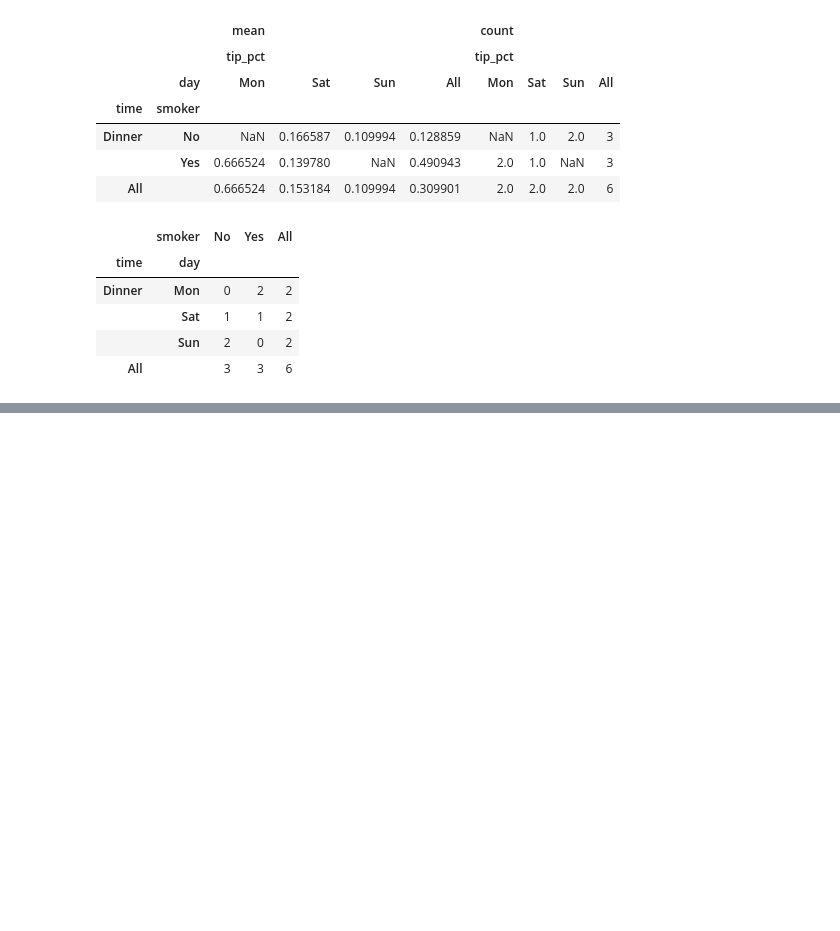
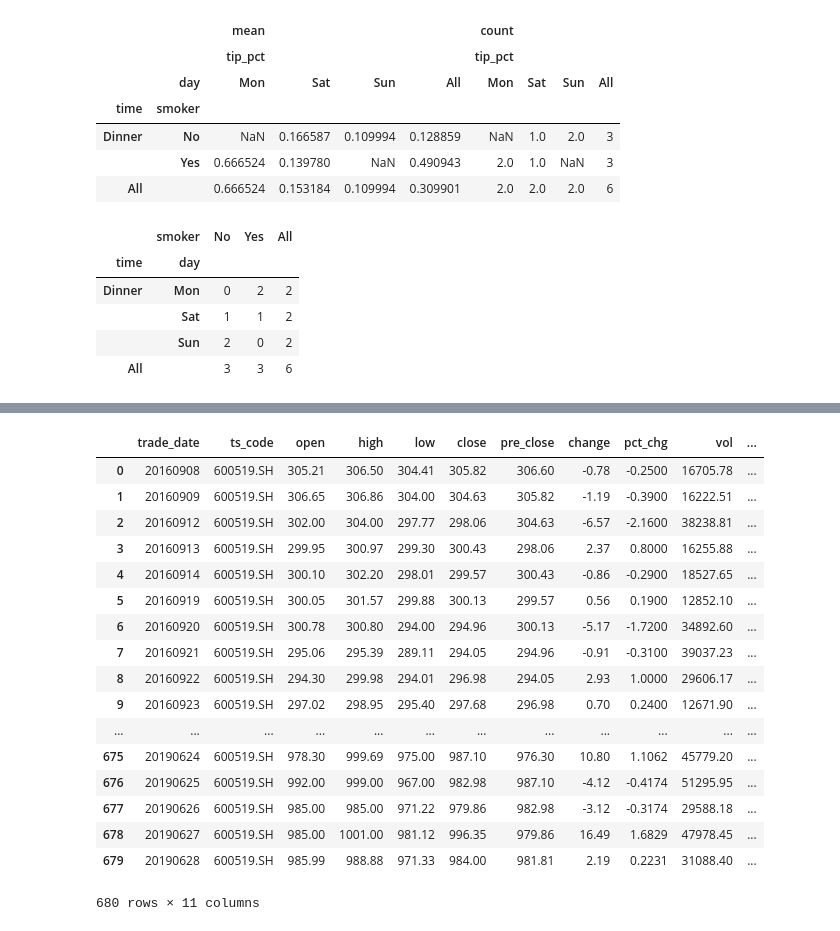
Before and after one commit to NinelieAimer/PythonLearning, a Jupyter notebook: analysisData/dataGrouping/dataGrouping.ipynb, the cells around one changed output, grey strips where cells are left out. Cells and saved outputs as stored; diff of their text form; code cells hidden in the pictures; blank space fills up the shorter version.

```diff
--- a/analysisData/dataGrouping/dataGrouping.ipynb
+++ b/analysisData/dataGrouping/dataGrouping.ipynb
@@ -777,0 +886,23 @@ pd.crosstab([df.time,df.day],df.smoker,margins=True)
+# %%
+df.reset_index(inplace=True)
+# %%
+df
+# %% [output]
+|  | trade_date | ts_code | open | high | low | close | pre_close | change | pct_chg | vol | ... |
+| 0 | 20160908 | 600519.SH | 305.21 | 306.50 | 304.41 | 305.82 | 306.60 | -0.78 | -0.2500 | 16705.78 | ... |
+| 1 | 20160909 | 600519.SH | 306.65 | 306.86 | 304.00 | 304.63 | 305.82 | -1.19 | -0.3900 | 16222.51 | ... |
+| 2 | 20160912 | 600519.SH | 302.00 | 304.00 | 297.77 | 298.06 | 304.63 | -6.57 | -2.1600 | 38238.81 | ... |
+| 3 | 20160913 | 600519.SH | 299.95 | 300.97 | 299.30 | 300.43 | 298.06 | 2.37 | 0.8000 | 16255.88 | ... |
+| 4 | 20160914 | 600519.SH | 300.10 | 302.20 | 298.01 | 299.57 | 300.43 | -0.86 | -0.2900 | 18527.65 | ... |
+| 5 | 20160919 | 600519.SH | 300.05 | 301.57 | 299.88 | 300.13 | 299.57 | 0.56 | 0.1900 | 12852.10 | ... |
+| 6 | 20160920 | 600519.SH | 300.78 | 300.80 | 294.00 | 294.96 | 300.13 | -5.17 | -1.7200 | 34892.60 | ... |
+| 7 | 20160921 | 600519.SH | 295.06 | 295.39 | 289.11 | 294.05 | 294.96 | -0.91 | -0.3100 | 39037.23 | ... |
+| 8 | 20160922 | 600519.SH | 294.30 | 299.98 | 294.01 | 296.98 | 294.05 | 2.93 | 1.0000 | 29606.17 | ... |
+| 9 | 20160923 | 600519.SH | 297.02 | 298.95 | 295.40 | 297.68 | 296.98 | 0.70 | 0.2400 | 12671.90 | ... |
+| ... | ... | ... | ... | ... | ... | ... | ... | ... | ... | ... | ... |
+| 675 | 20190624 | 600519.SH | 978.30 | 999.69 | 975.00 | 987.10 | 976.30 | 10.80 | 1.1062 | 45779.20 | ... |
+| 676 | 20190625 | 600519.SH | 992.00 | 999.00 | 967.00 | 982.98 | 987.10 | -4.12 | -0.4174 | 51295.95 | ... |
+| 677 | 20190626 | 600519.SH | 985.00 | 985.00 | 971.22 | 979.86 | 982.98 | -3.12 | -0.3174 | 29588.18 | ... |
+| 678 | 20190627 | 600519.SH | 985.00 | 1001.00 | 981.12 | 996.35 | 979.86 | 16.49 | 1.6829 | 47978.45 | ... |
+| 679 | 20190628 | 600519.SH | 985.99 | 988.88 | 971.33 | 984.00 | 981.81 | 2.19 | 0.2231 | 31088.40 | ... |
+680 rows × 11 columns
```
Also changed, not shown: parts of 54 cells of this notebook, 36 other files.
